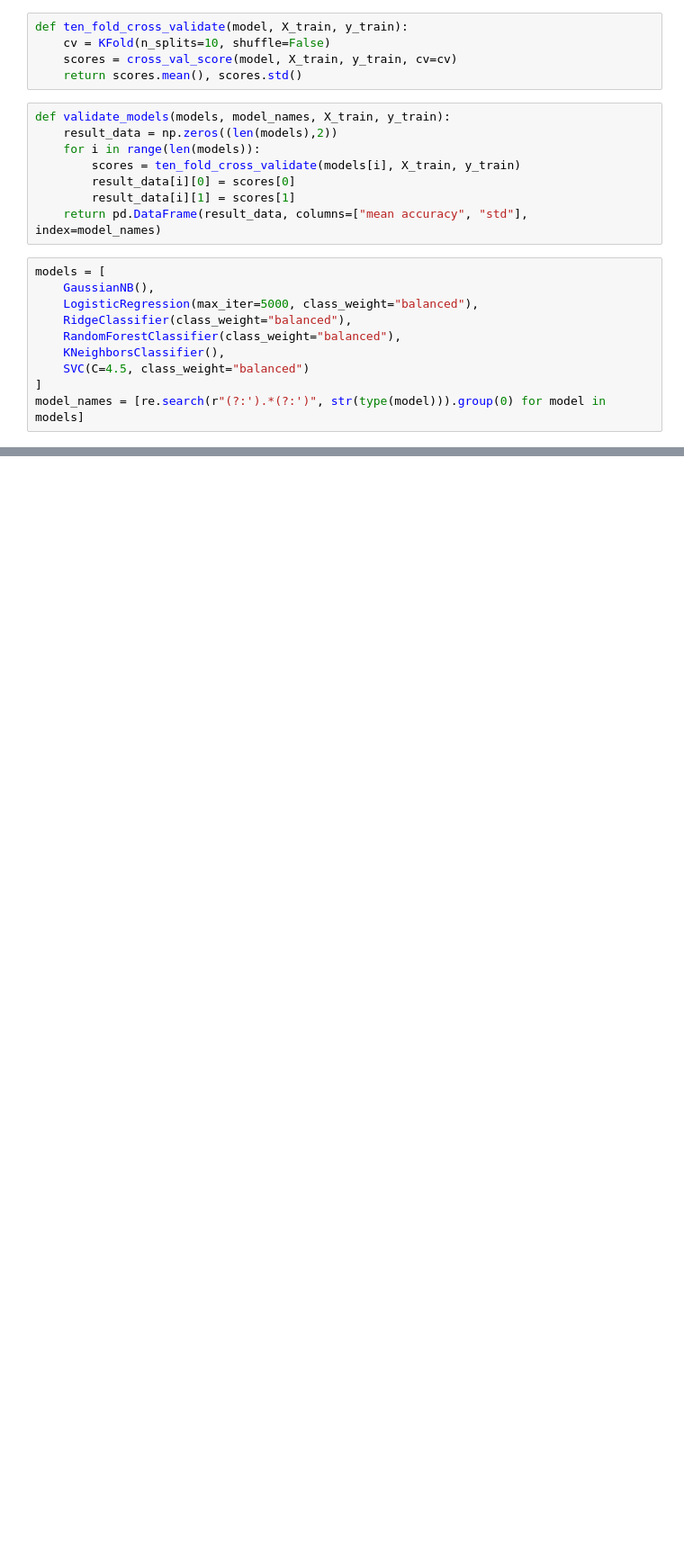
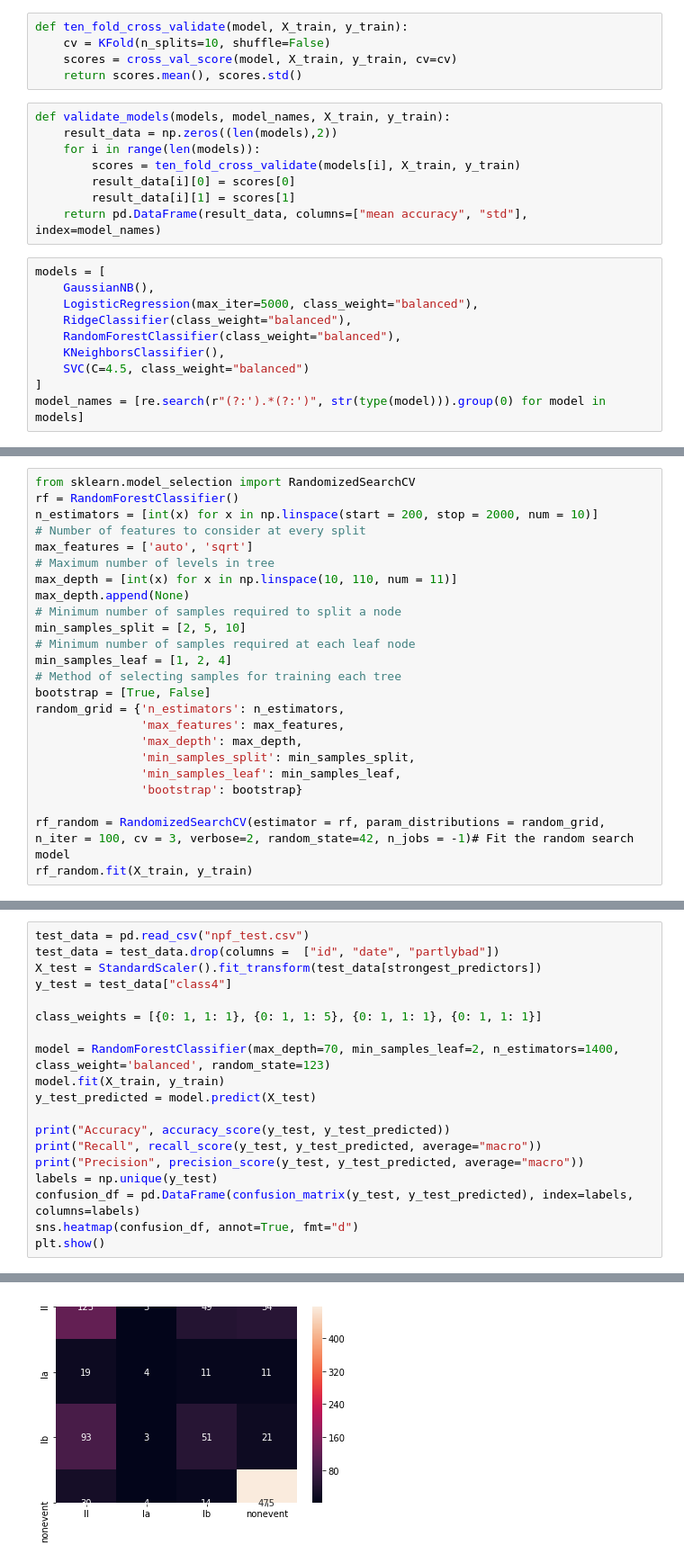
Before and after one commit to jupste/ml-project, a Jupyter notebook: project.ipynb, the cells around one changed output, grey strips where cells are left out. Shown at 90% size. Saved outputs shown, nothing was run; the diff lists cells and outputs as text; blank space fills up the shorter version.

Commit message:
ADD: cross-validation for hyperparameter selection
Signed-off-by: Jussi Steenari <jussi.steenari@helsinki.fi>

```diff
--- a/project.ipynb
+++ b/project.ipynb
@@ -226,0 +229,24 @@ Precision 0.5105682784944011
+# %%
+from sklearn.model_selection import RandomizedSearchCV
+rf = RandomForestClassifier()
+n_estimators = [int(x) for x in np.linspace(start = 200, stop = 2000, num = 10)]
+# Number of features to consider at every split
+max_features = ['auto', 'sqrt']
+# Maximum number of levels in tree
+max_depth = [int(x) for x in np.linspace(10, 110, num = 11)]
+max_depth.append(None)
+# Minimum number of samples required to split a node
+min_samples_split = [2, 5, 10]
+# Minimum number of samples required at each leaf node
+min_samples_leaf = [1, 2, 4]
+# Method of selecting samples for training each tree
+bootstrap = [True, False]
+random_grid = {'n_estimators': n_estimators,
+               'max_features': max_features,
+               'max_depth': max_depth,
+               'min_samples_split': min_samples_split,
+               'min_samples_leaf': min_samples_leaf,
+               'bootstrap': bootstrap}
+
+rf_random = RandomizedSearchCV(estimator = rf, param_distributions = random_grid, n_iter = 100, cv = 3, verbose=2, random_state=42, n_jobs = -1)# Fit the random search model
+rf_random.fit(X_train, y_train)
@@ -226,0 +272,20 @@ Precision 0.5105682784944011
+# %%
+test_data = pd.read_csv("npf_test.csv")
+test_data = test_data.drop(columns =  ["id", "date", "partlybad"])
+X_test = StandardScaler().fit_transform(test_data[strongest_predictors])
+y_test = test_data["class4"]
+
+class_weights = [{0: 1, 1: 1}, {0: 1, 1: 5}, {0: 1, 1: 1}, {0: 1, 1: 1}]
+
+model = RandomForestClassifier(max_depth=70, min_samples_leaf=2, n_estimators=1400, class_weight='balanced', random_state=123)
+model.fit(X_train, y_train)
+y_test_predicted = model.predict(X_test)
+
+print("Accuracy", accuracy_score(y_test, y_test_predicted))
+print("Recall", recall_score(y_test, y_test_predicted, average="macro"))
+print("Precision", precision_score(y_test, y_test_predicted, average="macro"))
+labels = np.unique(y_test)
+confusion_df = pd.DataFrame(confusion_matrix(y_test, y_test_predicted), index=labels, columns=labels)
+sns.heatmap(confusion_df, annot=True, fmt="d")
+plt.show()
+# %% [output]
@@ -226,0 +295 @@ Precision 0.5105682784944011
+[figure, added]
```
Also changed, not shown: parts of 9 cells of this notebook.
